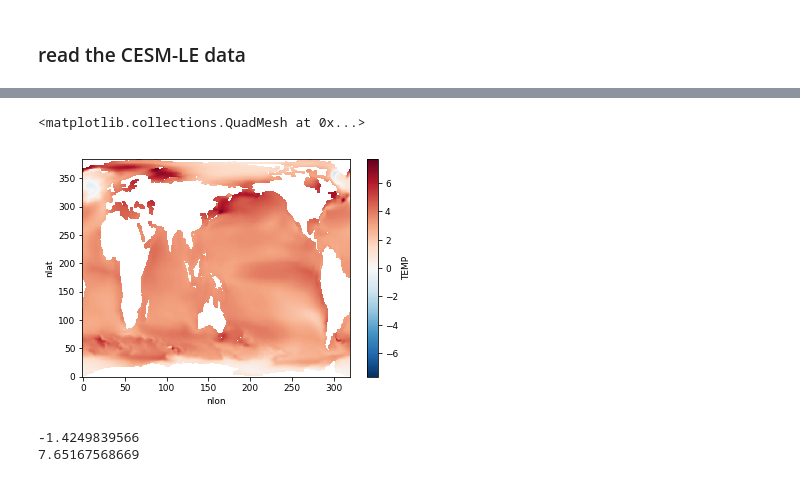
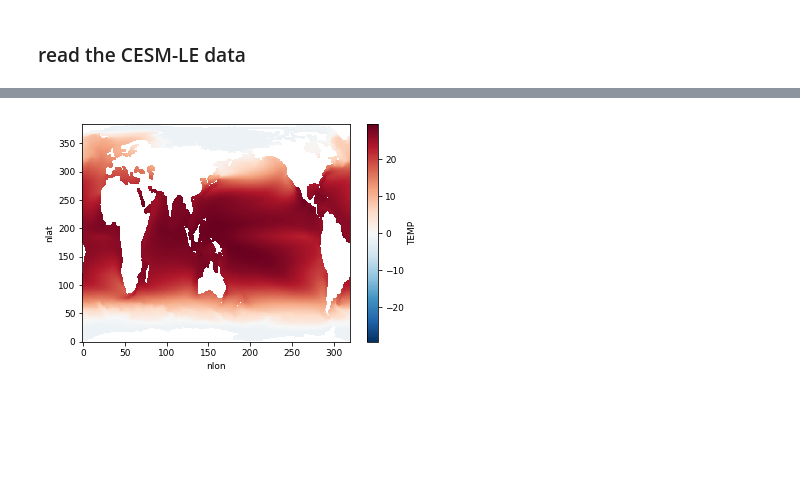
Before and after one commit to matt-long/iucn-deoxygenation-report, a Jupyter notebook: plot_cesm_temperature_change.ipynb, the cells around one changed output, grey strips where cells are left out. Saved outputs shown, nothing was run; the diff lists cells and outputs as text; code cells hidden in the pictures; blank space fills up the shorter version.

Commit message:
batch plot added; dimensions_subset added;

```diff
--- a/plot_cesm_temperature_change.ipynb
+++ b/plot_cesm_temperature_change.ipynb
@@ -17,7 +18,9 @@ import proc_cesm_le
 ### read the CESM-LE data
 # %%
 %%time
-tr85 = proc_cesm_le.open_ens('tr85','ann_dft_tanm',['TEMP'],dimsub={'time':-1,'z_t':0})
+tr85 = proc_cesm_le.open_ens('tr85','ann_dft_tanm',['TEMP'],isel={'time':-1,'z_t':0})
+baseline = proc_cesm_le.open_ens('tr85','ann_dft_tavg_1920-1939',['TEMP'],isel={'z_t':0})
 print tr85
+print baseline
 # %% [output]
 <xarray.Dataset>
@@ -69,0 +43,5 @@ Wall time: 4min 25s
+# %%
+%%time
+tr85a = tr85.mean(dim='ens')
+baseline = baseline.mean(dim='ens')
+print tr85a
@@ -69,0 +68,4 @@ Wall time: 4min 25s
+# %%
+%%time
+tr85a = tr85a.compute()
+baseline = baseline.compute()
@@ -70,4 +75,3 @@ Wall time: 4min 25s
 # %%
-%%time
-tr85a.TEMP.plot()
+baseline.TEMP.plot()
 # %% [output]
@@ -76,12 +79 @@ Wall time: 175 ms
-<matplotlib.collections.QuadMesh at 0x...>
-[figure, old version]
+[figure, new version]
-# %%
-field = tr85a.TEMP.values
-lon = tr85.TLONG.values
-lat = tr85.TLAT.values
-lon,lat,z= plot_tools.adjust_pop_grid(lon,lat,field)
-print np.nanmin(z)
-print np.nanmax(z)
-# %% [output]
--1.4249839566
-7.65167568669
```
Also changed, not shown: parts of 11 cells of this notebook, 16 other files.
